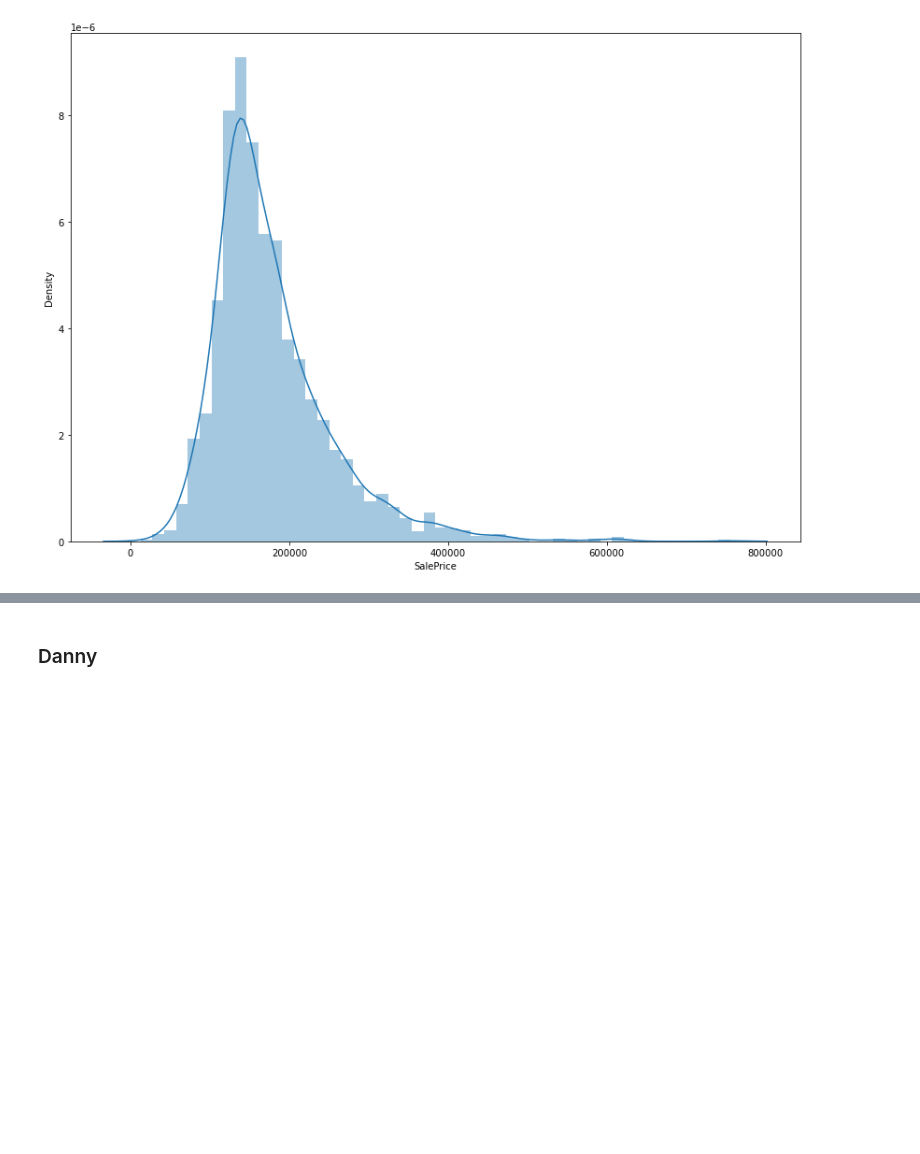
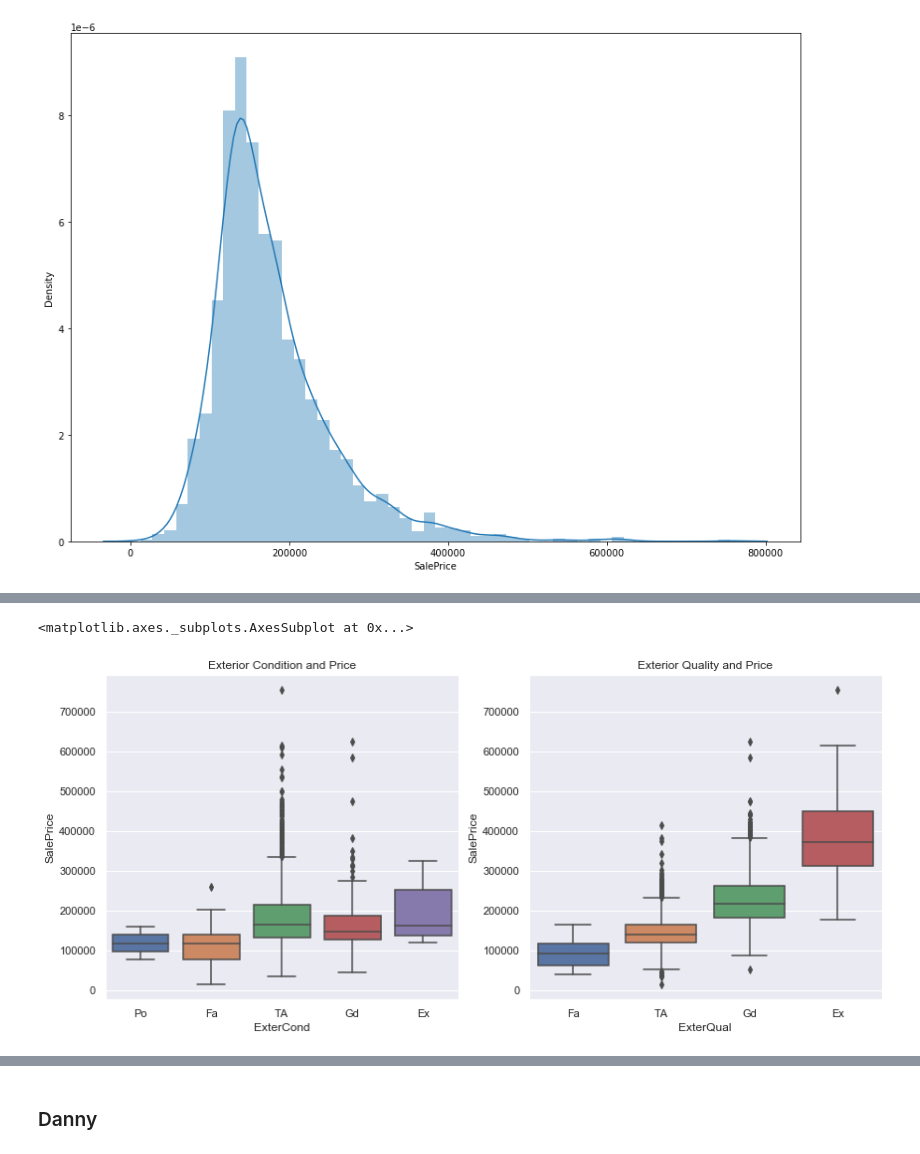
Before and after one commit to danieljinchoy/ames_housing_ml, a Jupyter notebook: EDA.ipynb, the cells around one changed output, grey strips where cells are left out. Saved outputs shown, nothing was run; the diff lists cells and outputs as text; code cells hidden in the pictures; blank space fills up the shorter version.

```diff
--- a/EDA.ipynb
+++ b/EDA.ipynb
@@ -32,0 +67,10 @@ sns.distplot(housing['SalePrice']);
+# %%
+# Exterior Condition / Quality and Pirce
+plt.figure(figsize = (14,6))
+plt.subplot(1,2,1).set_title("Exterior Condition and Price")
+sns.boxplot(x = 'ExterCond', y = 'SalePrice', order=["Po","Fa","TA","Gd", "Ex"], data = housing)
+plt.subplot(1,2,2).set_title("Exterior Quality and Price")
+sns.boxplot(x = 'ExterQual', y = 'SalePrice', order=["Fa","TA","Gd", "Ex"], data = housing)
+# %% [output]
+<matplotlib.axes._subplots.AxesSubplot at 0x...>
+[figure, added]
```
Also changed, not shown: parts of 8 cells of this notebook.
